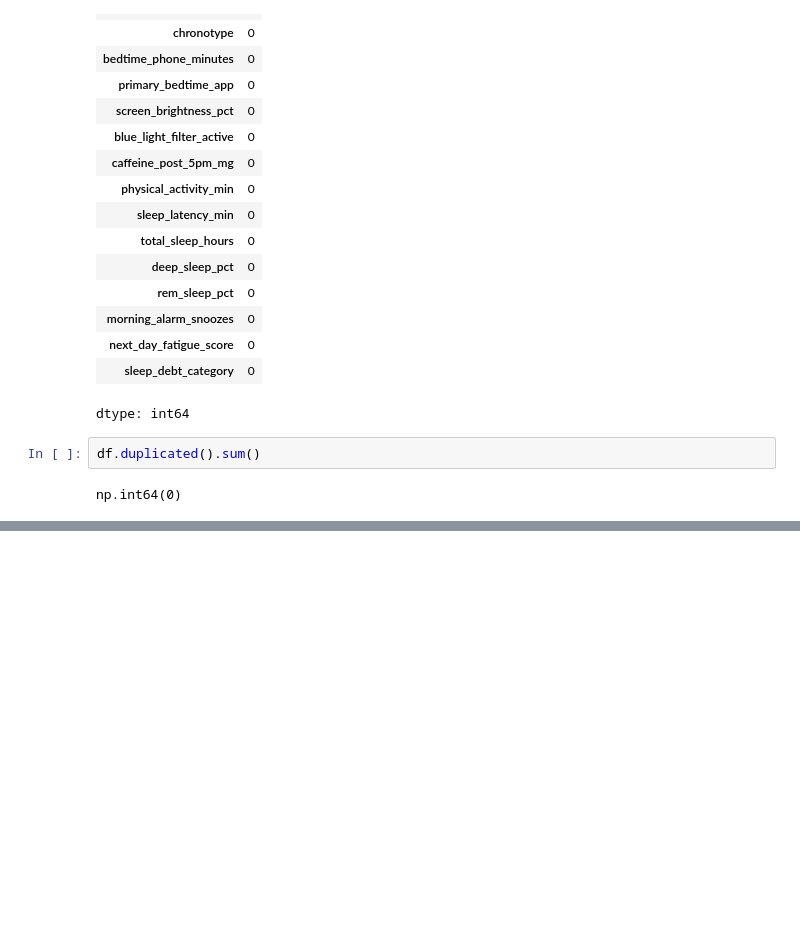
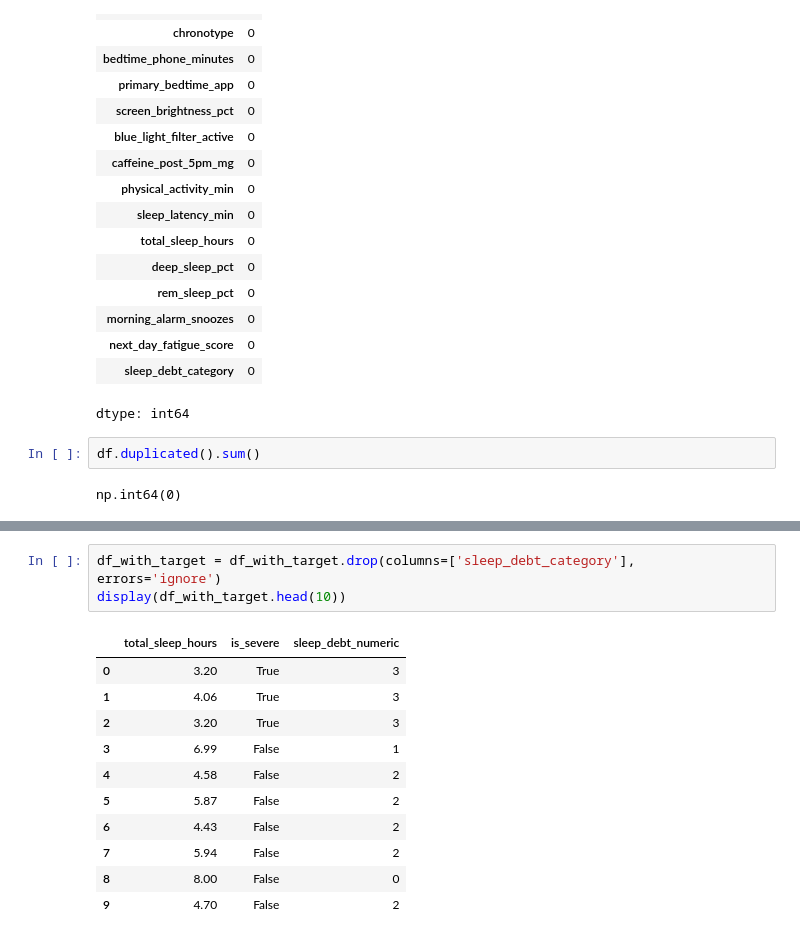
Before and after one commit to Prktriesitout/bedtime_dataset, a Jupyter notebook: bedtime.ipynb, the cells around one changed output, grey strips where cells are left out. Cells and saved outputs as stored; diff of their text form; blank space fills up the shorter version.

```diff
--- a/bedtime.ipynb
+++ b/bedtime.ipynb
@@ -113,0 +980,15 @@ df.describe()
+# %%
+df_with_target = df_with_target.drop(columns=['sleep_debt_category'], errors='ignore')
+display(df_with_target.head(10))
+# %% [output]
+|  | total_sleep_hours | is_severe | sleep_debt_numeric |
+| 0 | 3.20 | True | 3 |
+| 1 | 4.06 | True | 3 |
+| 2 | 3.20 | True | 3 |
+| 3 | 6.99 | False | 1 |
+| 4 | 4.58 | False | 2 |
+| 5 | 5.87 | False | 2 |
+| 6 | 4.43 | False | 2 |
+| 7 | 5.94 | False | 2 |
+| 8 | 8.00 | False | 0 |
+| 9 | 4.70 | False | 2 |
```
Also changed, not shown: parts of 35 cells of this notebook.
